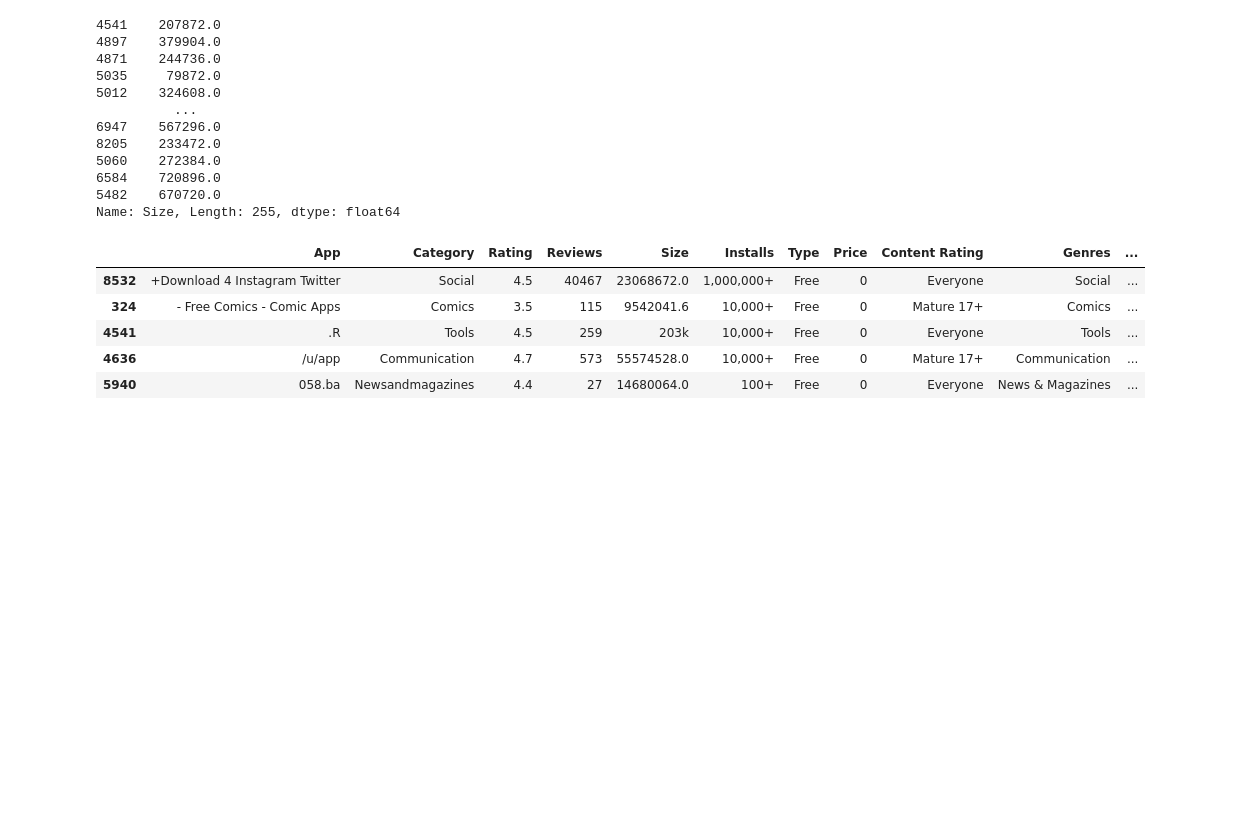
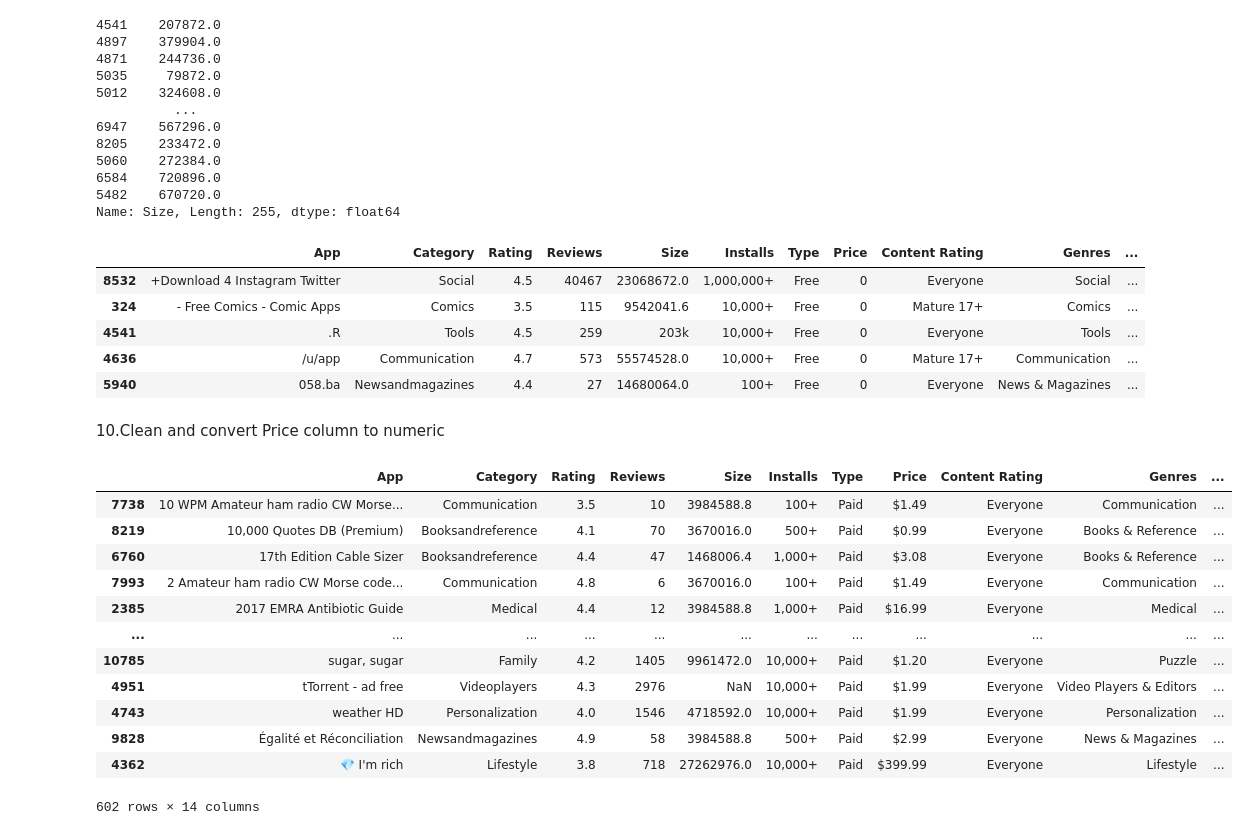
Before and after one commit to CyberWol-12/Python-Pandas-Data-Analysis-Journey, a Jupyter notebook: google_playa-store/googleplaystore.ipynb, the cells around one changed output. Saved outputs shown, nothing was run; the diff lists cells and outputs as text; code cells hidden in the pictures; blank space fills up the shorter version.

Commit message:
Distribution column

```diff
--- a/google_playa-store/googleplaystore.ipynb
+++ b/google_playa-store/googleplaystore.ipynb
@@ -468,3 +468,21 @@ df.head()
 | 4541 | .R | Tools | 4.5 | 259 | 203k | 10,000+ | Free | 0 | Everyone | Tools | ... |
 | 4636 | /u/app | Communication | 4.7 | 573 | 55574528.0 | 10,000+ | Free | 0 | Mature 17+ | Communication | ... |
 | 5940 | 058.ba | Newsandmagazines | 4.4 | 27 | 14680064.0 | 100+ | Free | 0 | Everyone | News & Magazines | ... |
+# %% [markdown]
+10.Clean and convert Price column to numeric
+# %%
+df.loc[df['Price'] != "0"]
+# %% [output]
+|  | App | Category | Rating | Reviews | Size | Installs | Type | Price | Content Rating | Genres | ... |
+| 7738 | 10 WPM Amateur ham radio CW Morse... | Communication | 3.5 | 10 | 3984588.8 | 100+ | Paid | $1.49 | Everyone | Communication | ... |
+| 8219 | 10,000 Quotes DB (Premium) | Booksandreference | 4.1 | 70 | 3670016.0 | 500+ | Paid | $0.99 | Everyone | Books & Reference | ... |
+| 6760 | 17th Edition Cable Sizer | Booksandreference | 4.4 | 47 | 1468006.4 | 1,000+ | Paid | $3.08 | Everyone | Books & Reference | ... |
+| 7993 | 2 Amateur ham radio CW Morse code... | Communication | 4.8 | 6 | 3670016.0 | 100+ | Paid | $1.49 | Everyone | Communication | ... |
+| 2385 | 2017 EMRA Antibiotic Guide | Medical | 4.4 | 12 | 3984588.8 | 1,000+ | Paid | $16.99 | Everyone | Medical | ... |
+| ... | ... | ... | ... | ... | ... | ... | ... | ... | ... | ... | ... |
+| 10785 | sugar, sugar | Family | 4.2 | 1405 | 9961472.0 | 10,000+ | Paid | $1.20 | Everyone | Puzzle | ... |
+| 4951 | tTorrent - ad free | Videoplayers | 4.3 | 2976 | NaN | 10,000+ | Paid | $1.99 | Everyone | Video Players & Editors | ... |
+| 4743 | weather HD | Personalization | 4.0 | 1546 | 4718592.0 | 10,000+ | Paid | $1.99 | Everyone | Personalization | ... |
+| 9828 | Égalité et Réconciliation | Newsandmagazines | 4.9 | 58 | 3984588.8 | 500+ | Paid | $2.99 | Everyone | News & Magazines | ... |
+| 4362 | 💎 I'm rich | Lifestyle | 3.8 | 718 | 27262976.0 | 10,000+ | Paid | $399.99 | Everyone | Lifestyle | ... |
+602 rows × 14 columns
```
Also changed, not shown: parts of 3 cells of this notebook.
